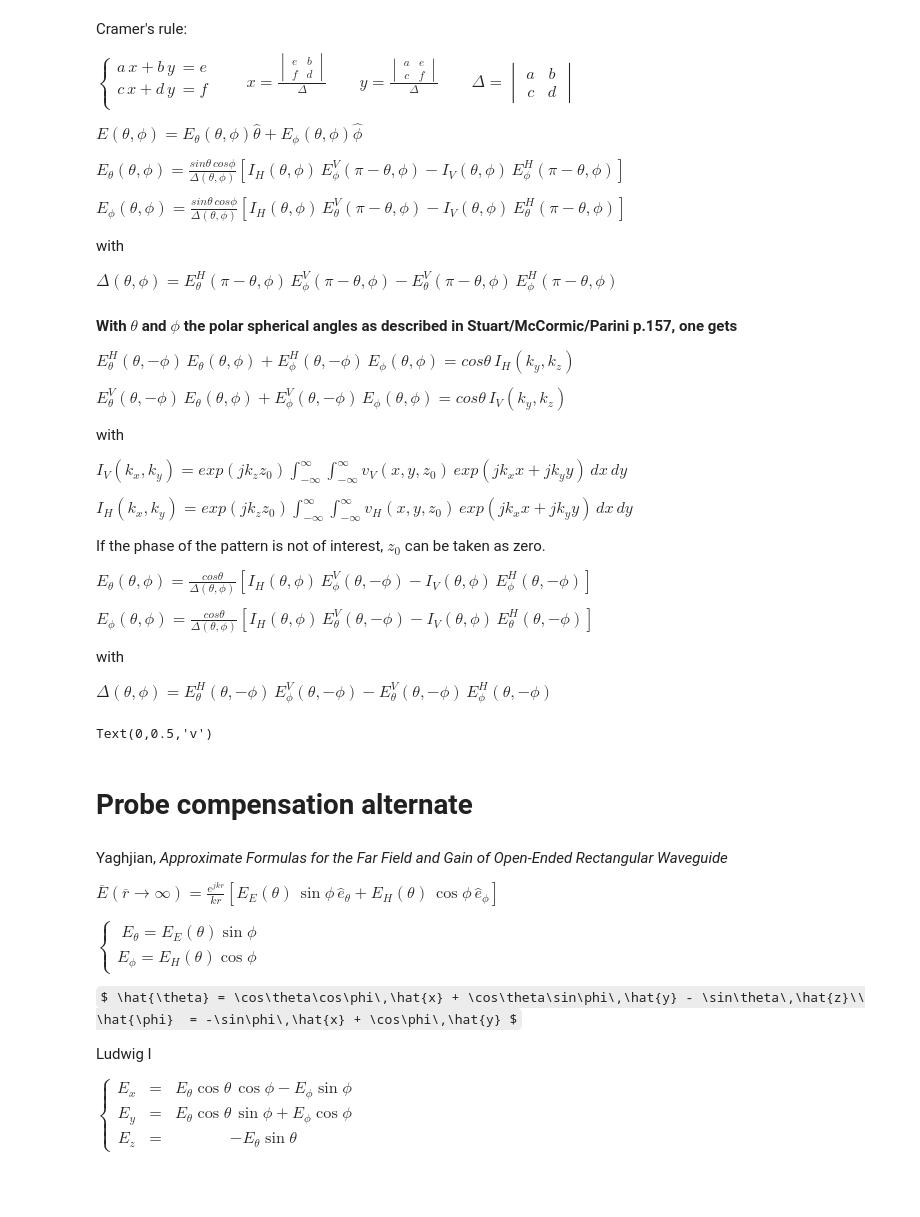
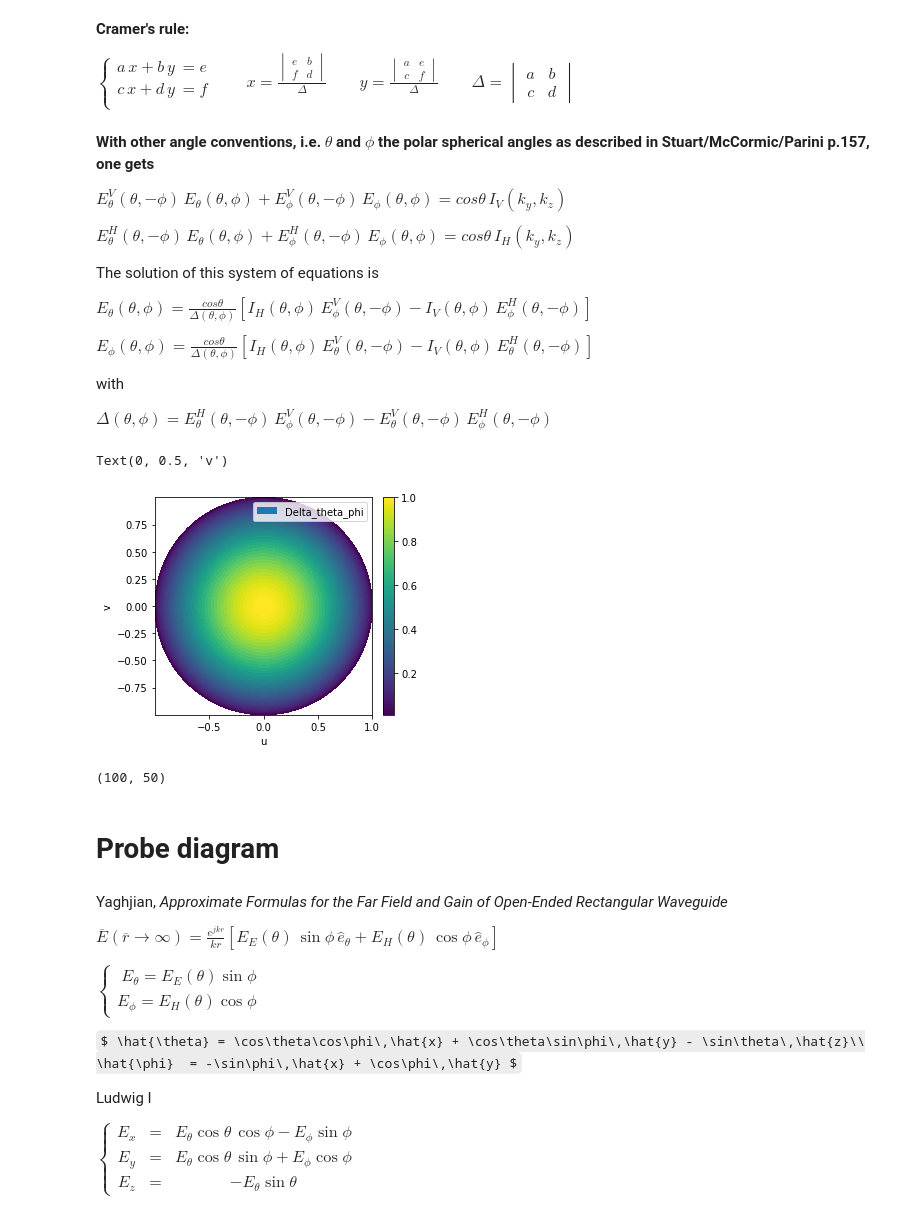
Before and after one commit to p-leroy/DIADEM, a Jupyter notebook: probe_compensation.ipynb, the cells around one changed output. Drawn from its saved outputs; the diff is of its cells as text; code cells hidden in the pictures; some formulas as TeX source; blank space fills up the shorter version.

```diff
--- a/probe_compensation.ipynb
+++ b/probe_compensation.ipynb
@@ -172,69 +223,53 @@ $ I_H(k_y, k_z) = exp(jk_x x_0) \int_{-\infty}^{\infty} \int_{-\infty}^{\infty}
+# %% [markdown]
+**Cramer's rule:**
+
+$
+\left\{ \begin{aligned} a\,x + b\,y & = e\\ c\,x + d\,y & = f\\ \end{aligned} \right. \quad\quad
+x = \frac{\begin{vmatrix} e & b \\ f & d \end{vmatrix}}{\Delta} \quad\quad
+y = \frac{\begin{vmatrix} a & e \\ c & f \end{vmatrix}}{\Delta} \quad\quad
+\Delta = \begin{vmatrix} a & b \\ c & d \end{vmatrix} $
 # %% [markdown]
-Cramer's rule:
+**With other angle conventions, i.e. $\theta$ and $\phi$ the polar spherical angles as described in Stuart/McCormic/Parini p.157, one gets**
 
-$
-\left\{ \begin{aligned} a\,x + b\,y & = e\\ c\,x + d\,y & = f\\ \end{aligned} \right. \quad\quad
-x = \frac{\begin{vmatrix} e & b \\ f & d \end{vmatrix}}{\Delta} \quad\quad
-y = \frac{\begin{vmatrix} a & e \\ c & f \end{vmatrix}}{\Delta} \quad\quad
-\Delta = \begin{vmatrix} a & b \\ c & d \end{vmatrix} $
+$ E_{\theta}^V(\theta, -\phi) \, E_{\theta}(\theta, \phi) + E_{\phi}^V(\theta,-\phi) \, E_{\phi}(\theta, \phi)
+= cos\theta \, I_V(k_y, k_z)$
 
-$ E(\theta, \phi) = E_{\theta}(\theta, \phi) \hat{\theta} + E_{\phi}(\theta, \phi) \hat{\phi} $
+$ E_{\theta}^H(\theta, -\phi) \, E_{\theta}(\theta, \phi) + E_{\phi}^H(\theta,-\phi) \, E_{\phi}(\theta, \phi)
+= cos\theta \, I_H(k_y, k_z)$
 
-$ E_{\theta}(\theta, \phi)=\frac{sin \theta\,cos \phi}{\Delta (\theta,\phi)}
-[ I_H(\theta, \phi) \, E_{\phi}^V (\pi - \theta, \phi) - I_V(\theta, \phi) \, E_{\phi}^H (\pi - \theta, \phi) ] $
+The solution of this system of equations is
 
-$ E_{\phi}(\theta, \phi)=\frac{sin \theta\,cos \phi}{\Delta (\theta,\phi)}
-[ I_H(\theta, \phi) \, E_{\theta}^V (\pi - \theta, \phi) - I_V(\theta, \phi) \, E_{\theta}^H (\pi - \theta, \phi) ] $
+$ E_{\theta}(\theta, \phi)=\frac{cos\theta}{\Delta (\theta,\phi)}
+[ I_H(\theta, \phi) \, E_{\phi}^V (\theta, -\phi) - I_V(\theta, \phi) \, E_{\phi}^H (\theta, -\phi) ] $
+
+$ E_{\phi}(\theta, \phi)=\frac{cos\theta}{\Delta (\theta,\phi)}
+[ I_H(\theta, \phi) \, E_{\theta}^V (\theta, -\phi) - I_V(\theta, \phi) \, E_{\theta}^H (\theta, -\phi) ] $
 
 with
 
-$\Delta(\theta,\phi) = E_{\theta}^H(\pi-\theta, \phi) \, E_{\phi}^V(\pi-\theta,\phi)
-                      -E_{\theta}^V(\pi-\theta, \phi) \, E_{\phi}^H(\pi-\theta,\phi)$
+$\Delta(\theta,\phi) = E_{\theta}^H(\theta,-\phi) \, E_{\phi}^V(\theta,-\phi)
+                      -E_{\theta}^V(\theta,-\phi) \, E_{\phi}^H(\theta,-\phi)$
-# %% [markdown]
-**With $\theta$ and $\phi$ the polar spherical angles as described in Stuart/McCormic/Parini p.157, one gets**
-
-$ E_{\theta}^H(\theta, -\phi) \, E_{\theta}(\theta, \phi) + E_{\phi}^H(\theta,-\phi) \, E_{\phi}(\theta, \phi)
-= cos\theta \, I_H(k_y, k_z)$
-
-$ E_{\theta}^V(\theta, -\phi) \, E_{\theta}(\theta, \phi) + E_{\phi}^V(\theta,-\phi) \, E_{\phi}(\theta, \phi)
-= cos\theta \, I_V(k_y, k_z)$
-
-with
-
-$ I_V(k_x, k_y) = exp(jk_z z_0) \int_{-\infty}^{\infty} \int_{-\infty}^{\infty}
-                    v_V(x, y, z_0) \, exp(jk_x x + jk_y y) \, dx \, dy $
-
-$ I_H(k_x, k_y) = exp(jk_z z_0) \int_{-\infty}^{\infty} \int_{-\infty}^{\infty}
-                    v_H(x, y, z_0) \, exp(jk_x x + jk_y y) \, dx \, dy $
-
-If the phase of the pattern is not of interest, $z_0$ can be taken as zero.
-
-$ E_{\theta}(\theta, \phi)=\frac{cos\theta}{\Delta (\theta,\phi)}
-[ I_H(\theta, \phi) \, E_{\phi}^V (\theta, -\phi) - I_V(\theta, \phi) \, E_{\phi}^H (\theta, -\phi) ] $
-
-$ E_{\phi}(\theta, \phi)=\frac{cos\theta}{\Delta (\theta,\phi)}
-[ I_H(\theta, \phi) \, E_{\theta}^V (\theta, -\phi) - I_V(\theta, \phi) \, E_{\theta}^H (\theta, -\phi) ] $
-
-with
-
-$\Delta(\theta,\phi) = E_{\theta}^H(\theta,-\phi) \, E_{\phi}^V(\theta,-\phi)
-                      -E_{\theta}^V(\theta,-\phi) \, E_{\phi}^H(\theta,-\phi)$
 # %%
 Delta_theta_phi = E_H_probe_theta_phi[0]*E_V_probe_theta_phi[1]-E_V_probe_theta_phi[0]*E_H_probe_theta_phi[1]
 # %%
 fig, ax = plt.subplots(1,1)
 
-im = ax.pcolor(u, v, np.abs(Delta_theta_phi), label="Delta_theta_phi")
+im = ax.pcolor(u, v, np.abs(Delta_theta_phi[:-1,:-1]), label="Delta_theta_phi")
 dia.addColorBar(im, ax)
 ax.set_aspect('equal')
 ax.legend()
 ax.grid()
 ax.set_xlabel('u')
 ax.set_ylabel('v')
 # %% [output]
-Text(0,0.5,'v')
+Text(0, 0.5, 'v')
+[figure, added]
+# %%
+v.shape
+# %% [output]
+(100, 50)
 # %% [markdown]
-# Probe compensation alternate
+# Probe diagram
 # %% [markdown]
 Yaghjian, *Approximate Formulas for the Far Field and Gain of Open-Ended Rectangular Waveguide*
 
```
Also changed, not shown: parts of 24 cells of this notebook, 11 other files.
